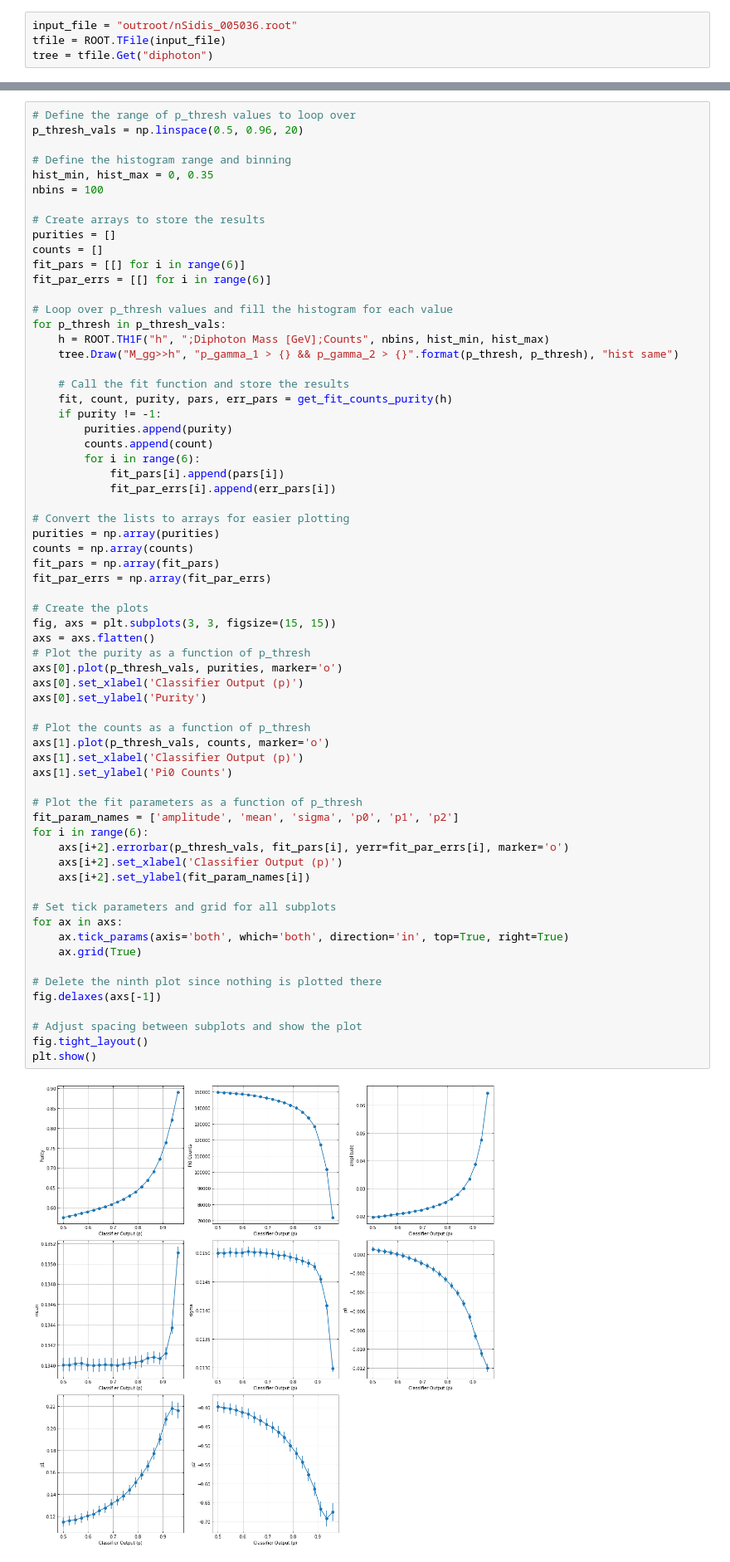
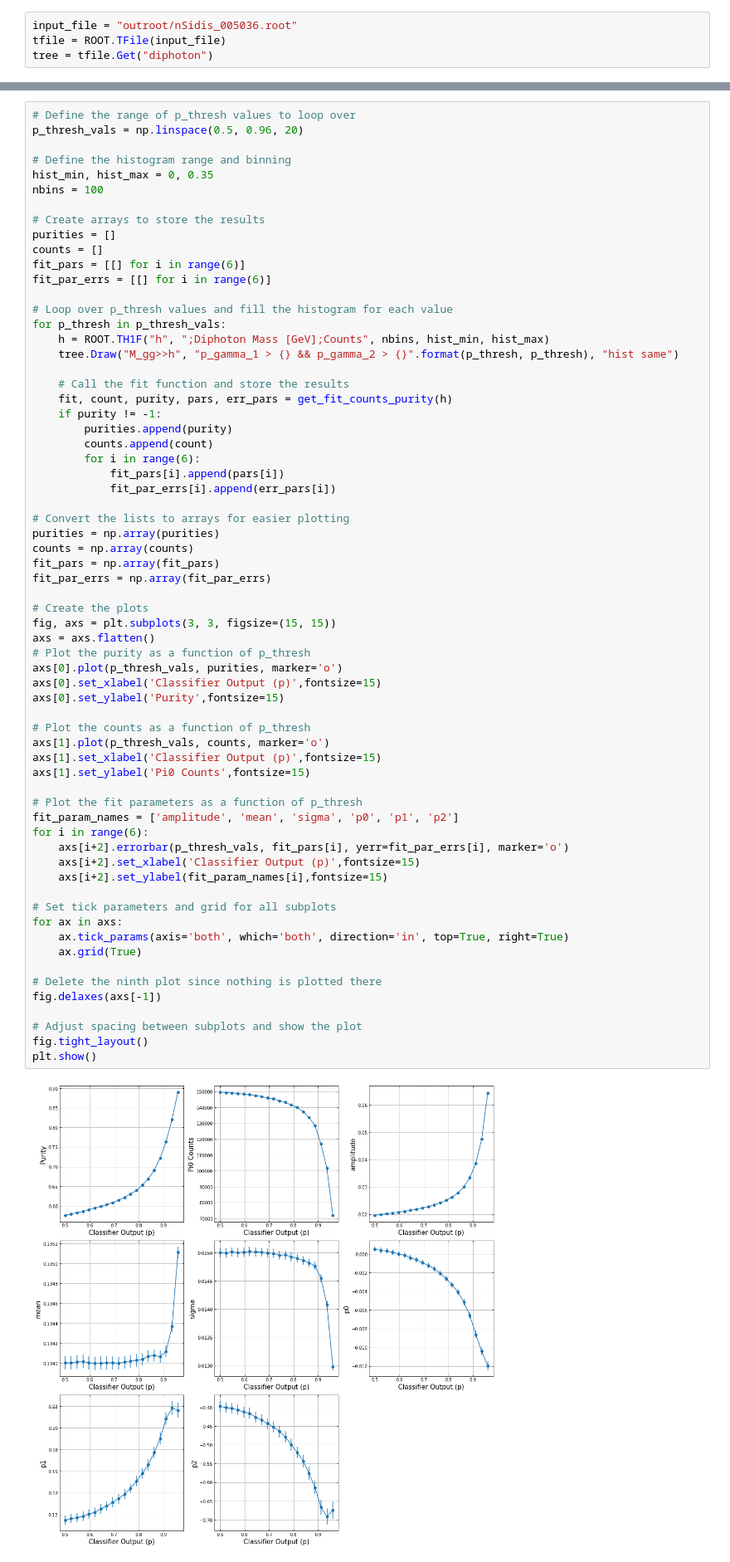
Before and after one commit to Gregtom3/clas12_photon_classifier, a Jupyter notebook: diphoton_plotter.ipynb, the cells around one changed output, grey strips where cells are left out. Shown at 83% size. Saved outputs shown, nothing was run; the diff lists cells and outputs as text.

```diff
--- a/diphoton_plotter.ipynb
+++ b/diphoton_plotter.ipynb
@@ -139,37 +139,37 @@ purities = np.array(purities)
 counts = np.array(counts)
 fit_pars = np.array(fit_pars)
 fit_par_errs = np.array(fit_par_errs)
 
 # Create the plots
 fig, axs = plt.subplots(3, 3, figsize=(15, 15))
 axs = axs.flatten()
 # Plot the purity as a function of p_thresh
 axs[0].plot(p_thresh_vals, purities, marker='o')
-axs[0].set_xlabel('Classifier Output (p)')
-axs[0].set_ylabel('Purity')
+axs[0].set_xlabel('Classifier Output (p)',fontsize=15)
+axs[0].set_ylabel('Purity',fontsize=15)
 
 # Plot the counts as a function of p_thresh
 axs[1].plot(p_thresh_vals, counts, marker='o')
-axs[1].set_xlabel('Classifier Output (p)')
-axs[1].set_ylabel('Pi0 Counts')
+axs[1].set_xlabel('Classifier Output (p)',fontsize=15)
+axs[1].set_ylabel('Pi0 Counts',fontsize=15)
 
 # Plot the fit parameters as a function of p_thresh
 fit_param_names = ['amplitude', 'mean', 'sigma', 'p0', 'p1', 'p2']
 for i in range(6):
     axs[i+2].errorbar(p_thresh_vals, fit_pars[i], yerr=fit_par_errs[i], marker='o')
-    axs[i+2].set_xlabel('Classifier Output (p)')
-    axs[i+2].set_ylabel(fit_param_names[i])
+    axs[i+2].set_xlabel('Classifier Output (p)',fontsize=15)
+    axs[i+2].set_ylabel(fit_param_names[i],fontsize=15)
 
 # Set tick parameters and grid for all subplots
 for ax in axs:
     ax.tick_params(axis='both', which='both', direction='in', top=True, right=True)
     ax.grid(True)
 
 # Delete the ninth plot since nothing is plotted there
 fig.delaxes(axs[-1])
 
 # Adjust spacing between subplots and show the plot
 fig.tight_layout()
 plt.show()
 # %% [output]
-[figure, old version]
+[figure, new version]
```
Also changed, not shown: parts of 1 cell of this notebook.
